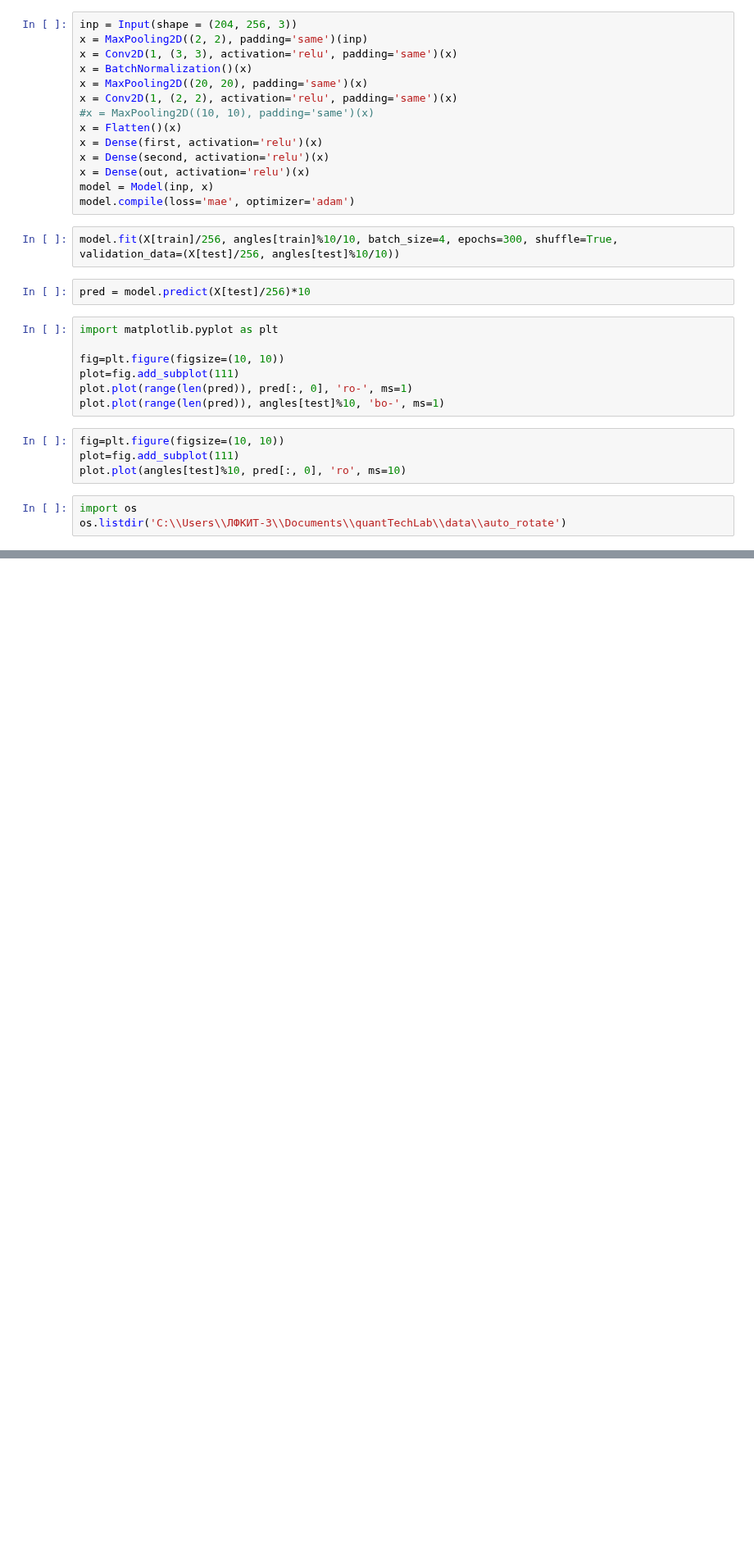
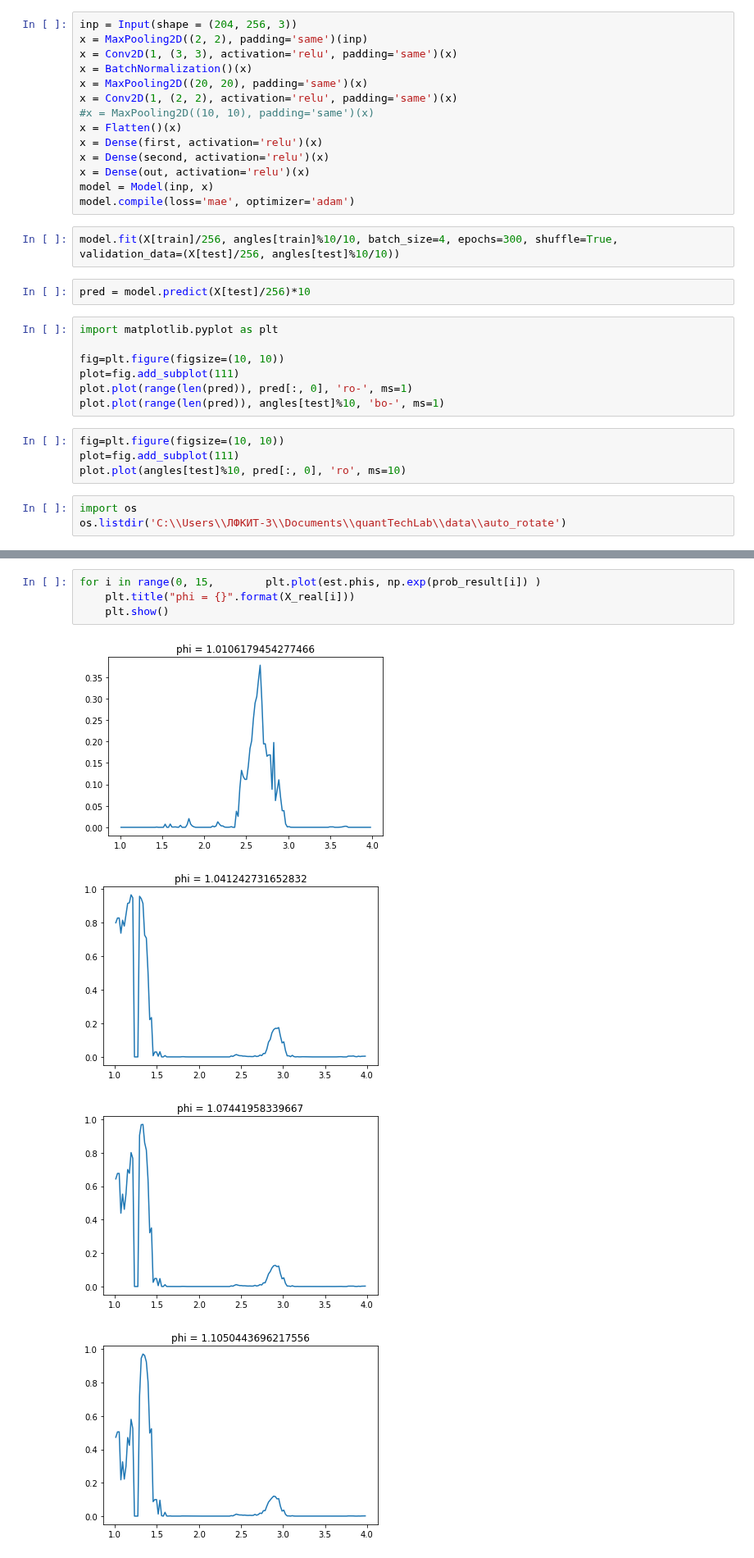
Before and after one commit to DaniloZZZ/quantTechLab, a Jupyter notebook: analysis/main.ipynb, the cells around one changed output, grey strips where cells are left out. Shown at 82% size. Cells and saved outputs as stored; diff of their text form; blank space fills up the shorter version.

```diff
--- a/analysis/main.ipynb
+++ b/analysis/main.ipynb
@@ -468,0 +521,9 @@ os.listdir('C:\\Users\\ЛФКИТ-3\\Documents\\quantTechLab\\data\\auto_rotate'
+# %%
+for i in range(0, 15,        plt.plot(est.phis, np.exp(prob_result[i]) )
+    plt.title("phi = {}".format(X_real[i]))
+    plt.show()
+# %% [output]
+[figure, added]
+[figure, added]
+[figure, added]
+[figure, added]
```
Also changed, not shown: parts of 24 cells of this notebook.
